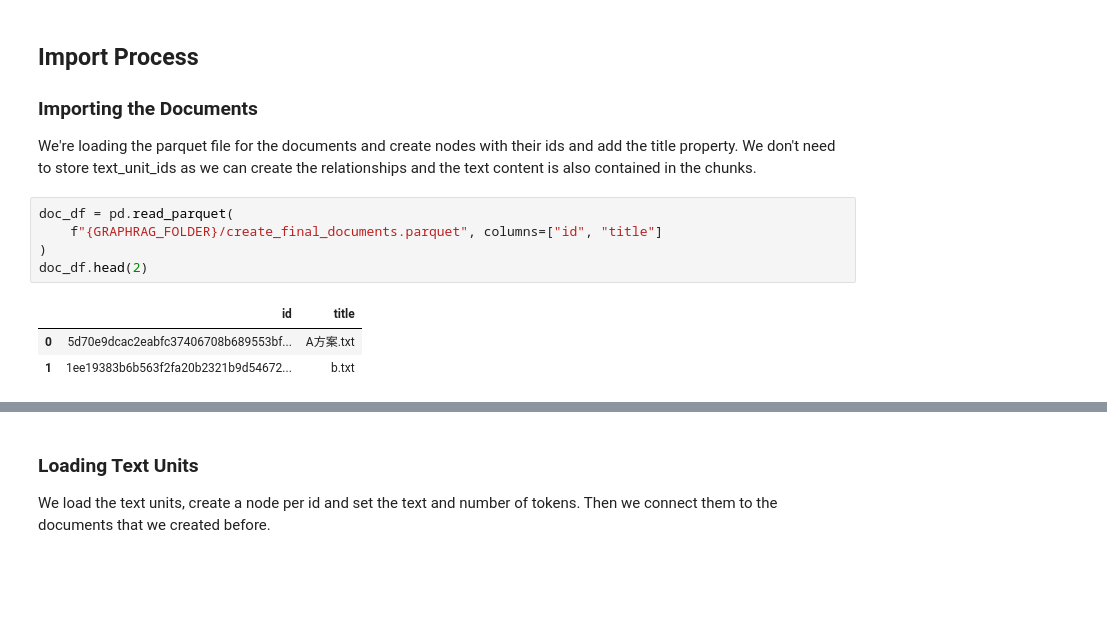
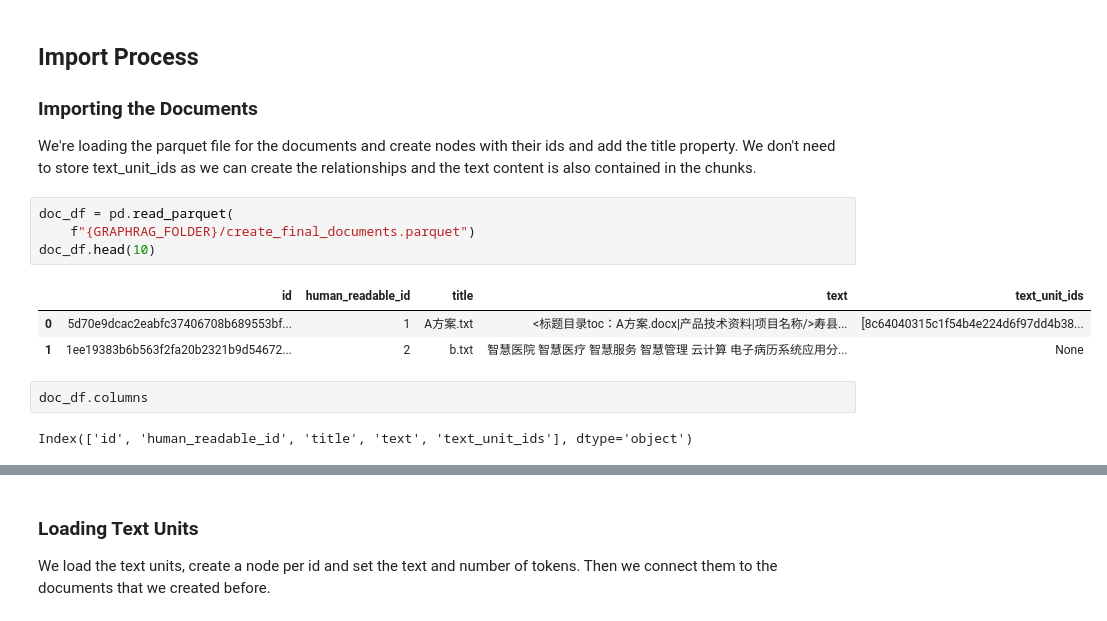
Before and after one commit to zhangjiekui/graphrag, a Jupyter notebook: examples_notebooks/community_contrib/neo4j/graphrag_import_neo4j_cypher.ipynb, the cells around one changed output, grey strips where cells are left out. Drawn from its saved outputs; the diff is of its cells as text; blank space fills up the shorter version.

```diff
--- a/examples_notebooks/community_contrib/neo4j/graphrag_import_neo4j_cypher.ipynb
+++ b/examples_notebooks/community_contrib/neo4j/graphrag_import_neo4j_cypher.ipynb
@@ -147,10 +145,13 @@ We're loading the parquet file for the documents and create nodes with their ids
 We don't need to store text_unit_ids as we can create the relationships and the text content is also contained in the chunks.
 # %%
 doc_df = pd.read_parquet(
-    f"{GRAPHRAG_FOLDER}/create_final_documents.parquet", columns=["id", "title"]
-)
-doc_df.head(2)
+    f"{GRAPHRAG_FOLDER}/create_final_documents.parquet")
+doc_df.head(10)
 # %% [output]
-|  | id | title |
-| 0 | 5d70e9dcac2eabfc37406708b689553bf... | A方案.txt |
-| 1 | 1ee19383b6b563f2fa20b2321b9d54672... | b.txt |
+|  | id | human_readable_id | title | text | text_unit_ids |
+| 0 | 5d70e9dcac2eabfc37406708b689553bf... | 1 | A方案.txt | <标题目录toc：A方案.docx|产品技术资料|项目名称/>寿县... | [8c64040315c1f54b4e224d6f97dd4b38... |
+| 1 | 1ee19383b6b563f2fa20b2321b9d54672... | 2 | b.txt | 智慧医院 智慧医疗 智慧服务 智慧管理 云计算 电子病历系统应用分... | None |
+# %%
+doc_df.columns
+# %% [output]
+Index(['id', 'human_readable_id', 'title', 'text', 'text_unit_ids'], dtype='object')
```
Also changed, not shown: parts of 19 cells of this notebook, 2 other files.
